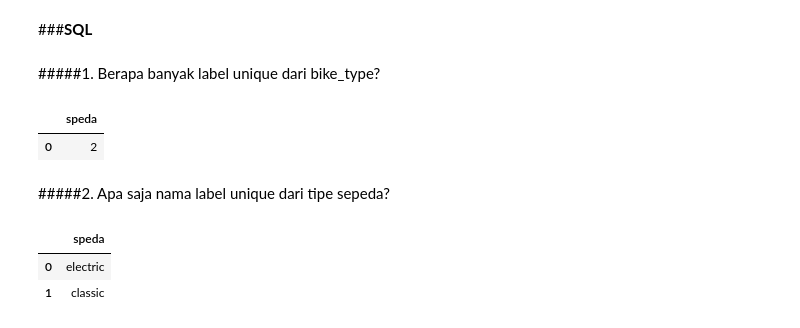
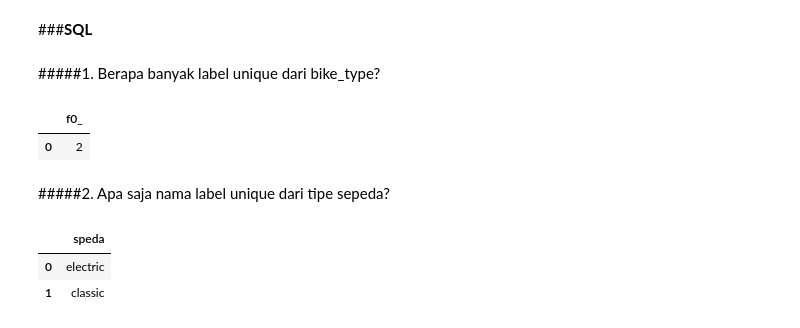
Before and after one commit to Antonio1206/TugasAnjas, a Jupyter notebook: Kisi_Kisi_LC2_P0.ipynb, the cells around one changed output. Saved outputs shown, nothing was run; the diff lists cells and outputs as text; code cells hidden in the pictures.

```diff
--- a/Kisi_Kisi_LC2_P0.ipynb
+++ b/Kisi_Kisi_LC2_P0.ipynb
@@ -121,14 +121,14 @@ Authenticated
 # %% [markdown]
 #####1. Berapa banyak label unique dari bike_type?
 # %%
-df01 = client.query('''
-SELECT COUNT (DISTINCT (bike_type)) AS speda
+df_unik1 = client.query('''
+SELECT COUNT(DISTINCT(bike_type))
 FROM `bigquery-public-data.austin_bikeshare.bikeshare_trips`
 ''').to_dataframe()
 
-df01
+df_unik1
 # %% [output]
-|  | speda |
+|  | f0_ |
 | 0 | 2 |
 # %% [markdown]
 #####2. Apa saja nama label unique dari tipe sepeda?
```
Also changed, not shown: parts of 11 cells of this notebook.
